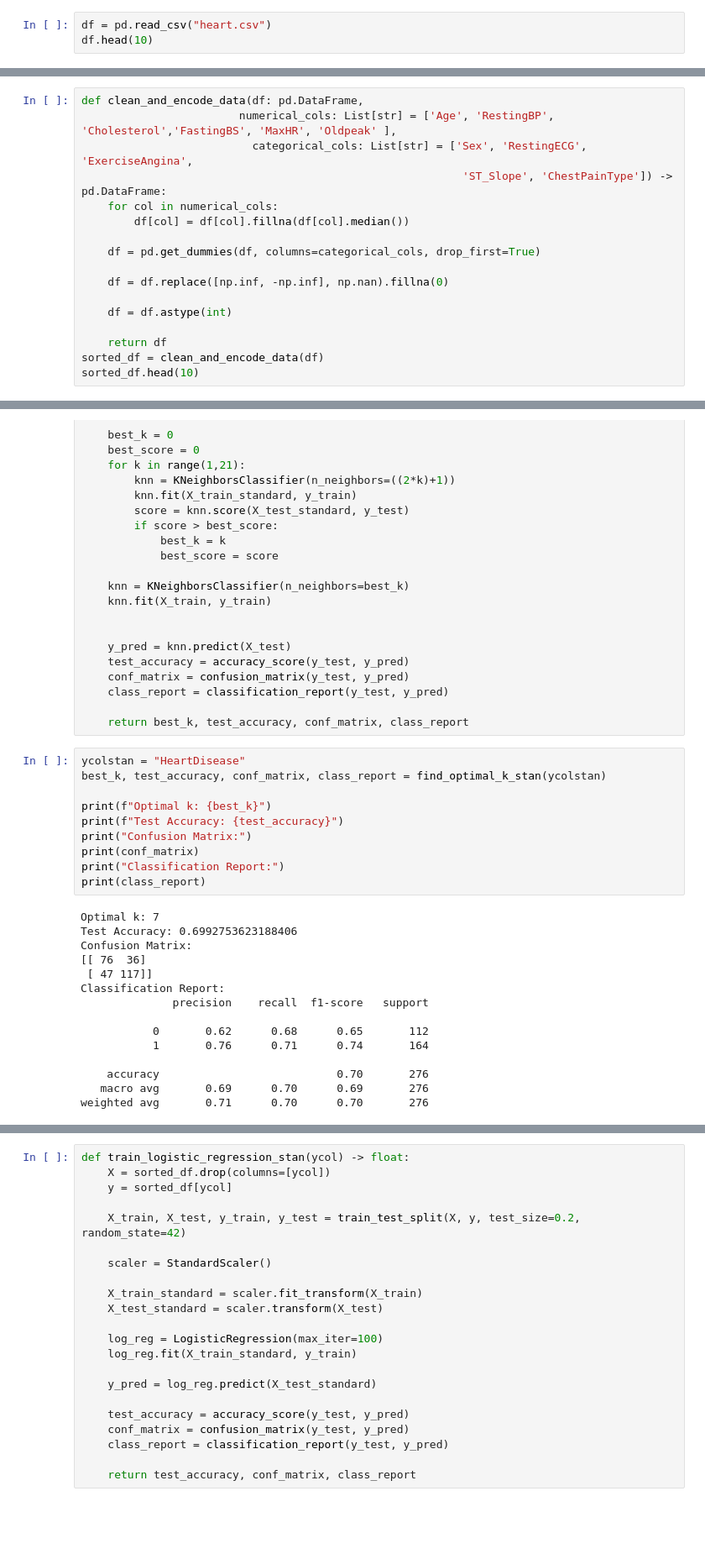
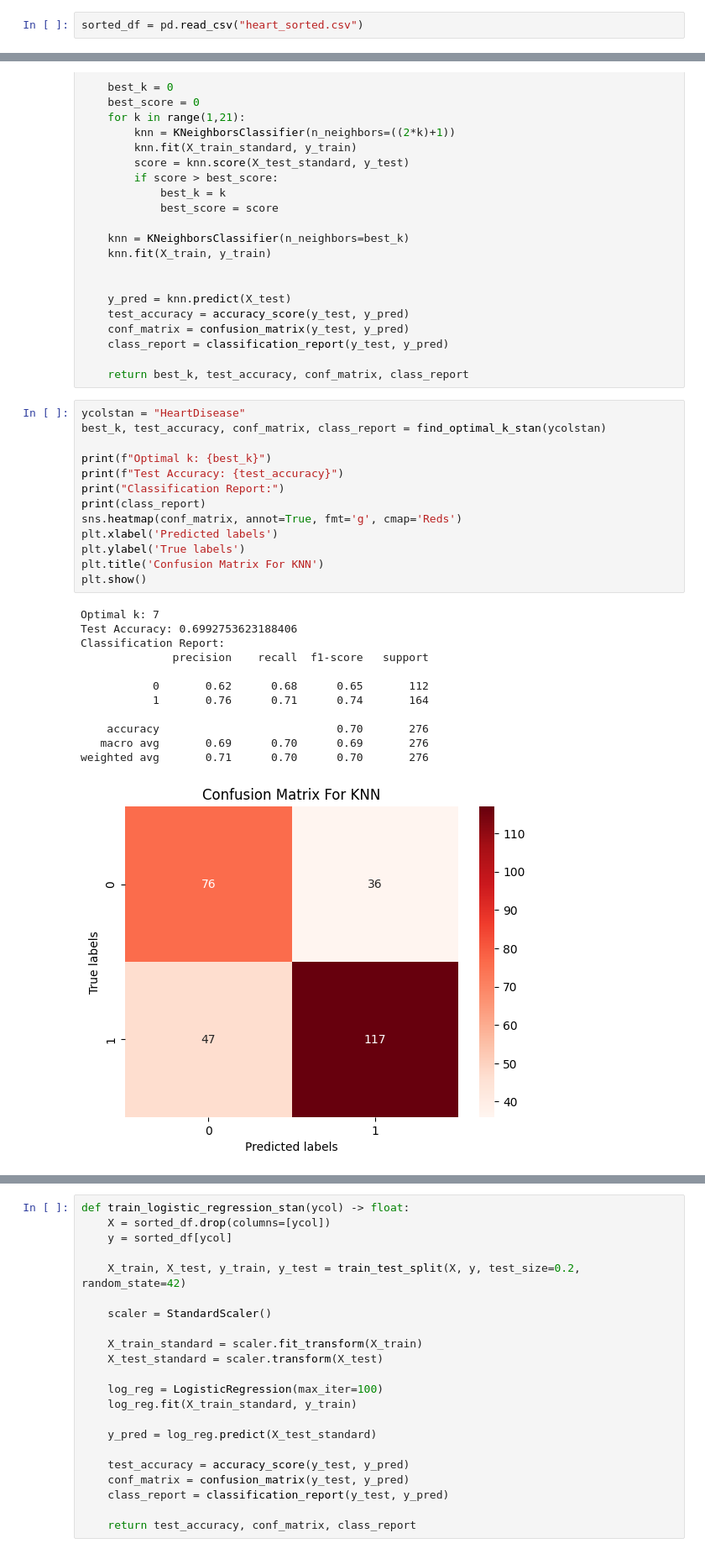
Before and after one commit to isakhel/iovanecs1070, a Jupyter notebook: Final Project/Final_Project_Data_Analysis.ipynb, the cells around one changed output, grey strips where cells are left out. Shown at 84% size. Saved outputs shown, nothing was run; the diff lists cells and outputs as text; blank space fills up the shorter version.

```diff
--- a/Final Project/Final_Project_Data_Analysis.ipynb
+++ b/Final Project/Final_Project_Data_Analysis.ipynb
@@ -26,3 +26,2 @@ from typing import Tuple
 # %%
-df = pd.read_csv("heart.csv")
-df.head(10)
+sorted_df = pd.read_csv("heart_sorted.csv")
@@ -41,17 +27,0 @@ df.head(10)
-# %%
-def clean_and_encode_data(df: pd.DataFrame,
-                        numerical_cols: List[str] = ['Age', 'RestingBP', 'Cholesterol','FastingBS', 'MaxHR', 'Oldpeak' ],
-                          categorical_cols: List[str] = ['Sex', 'RestingECG', 'ExerciseAngina',
-                                                          'ST_Slope', 'ChestPainType']) -> pd.DataFrame:
-    for col in numerical_cols:
-        df[col] = df[col].fillna(df[col].median())
-
-    df = pd.get_dummies(df, columns=categorical_cols, drop_first=True)
-
-    df = df.replace([np.inf, -np.inf], np.nan).fillna(0)
-
-    df = df.astype(int)
-
-    return df
-sorted_df = clean_and_encode_data(df)
-sorted_df.head(10)
@@ -108,25 +68,26 @@ def find_optimal_k_stan(ycol):
 # %%
 ycolstan = "HeartDisease"
 best_k, test_accuracy, conf_matrix, class_report = find_optimal_k_stan(ycolstan)
 
 print(f"Optimal k: {best_k}")
 print(f"Test Accuracy: {test_accuracy}")
-print("Confusion Matrix:")
-print(conf_matrix)
 print("Classification Report:")
 print(class_report)
+sns.heatmap(conf_matrix, annot=True, fmt='g', cmap='Reds')
+plt.xlabel('Predicted labels')
+plt.ylabel('True labels')
+plt.title('Confusion Matrix For KNN')
+plt.show()
 # %% [output]
 Optimal k: 7
 Test Accuracy: 0.6992753623188406
-Confusion Matrix:
-[[ 76  36]
- [ 47 117]]
 Classification Report:
               precision    recall  f1-score   support
 
            0       0.62      0.68      0.65       112
            1       0.76      0.71      0.74       164
 
     accuracy                           0.70       276
    macro avg       0.69      0.70      0.69       276
 weighted avg       0.71      0.70      0.70       276
+[figure, added]
```
Also changed, not shown: parts of 10 cells of this notebook, 1 other file.
